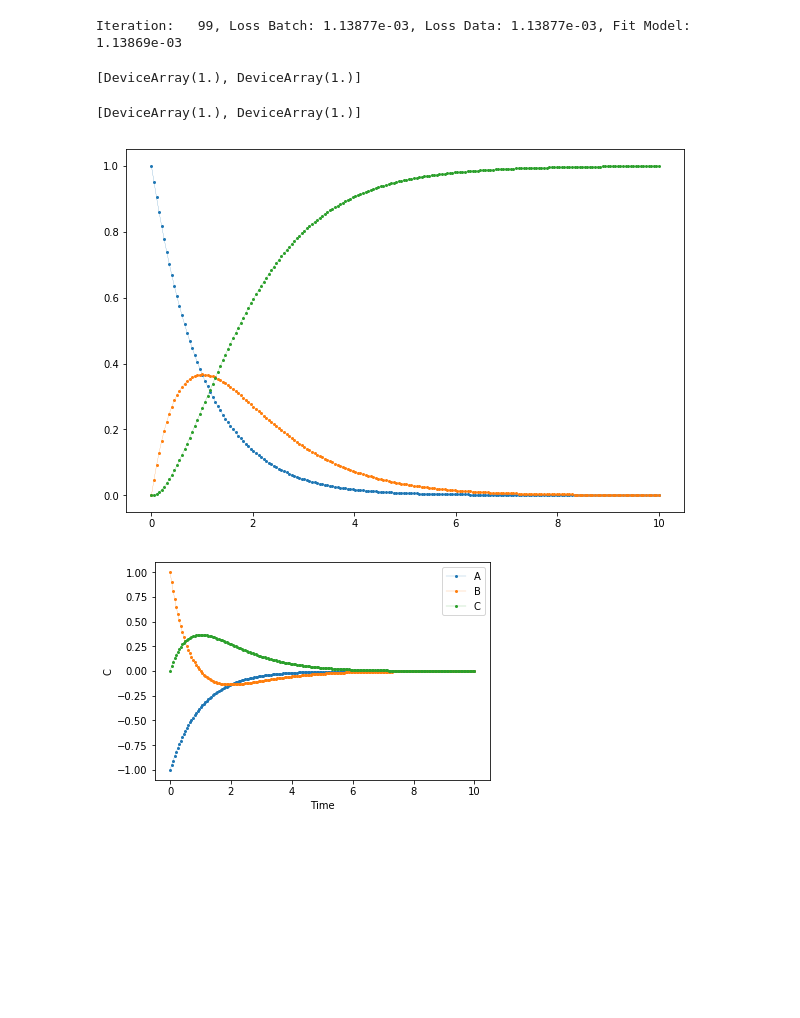
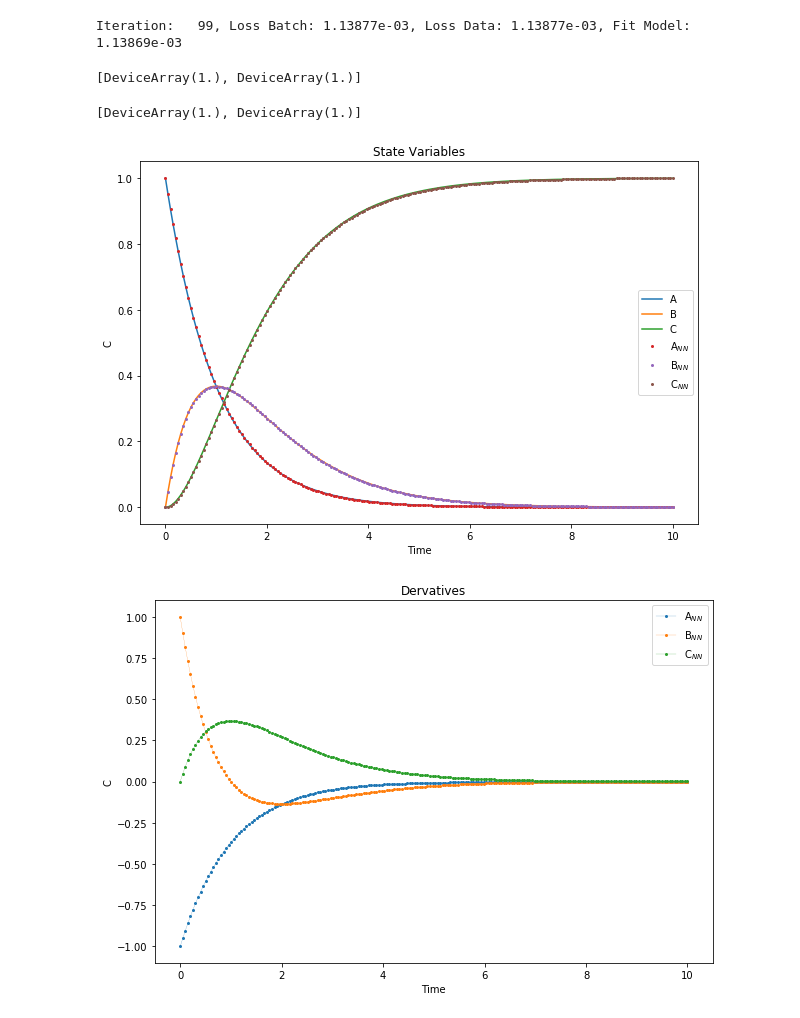
Before and after one commit to nicoleyghu/invANNPresentationFolder, a Jupyter notebook: invANNODE/basis/fwd_kitchin_ex.ipynb, the cells around one changed output. Saved outputs shown, nothing was run; the diff lists cells and outputs as text; code cells hidden in the pictures; blank space fills up the shorter version.

```diff
--- a/invANNODE/basis/fwd_kitchin_ex.ipynb
+++ b/invANNODE/basis/fwd_kitchin_ex.ipynb
@@ -178,19 +178,25 @@ Iteration:   99, Loss Batch: 1.13877e-03, Loss Data: 1.13877e-03, Fit Model: 1.1
 # %%
 plt.figure(figsize=[10,10*2./3])
 nn_params = get_params_nn(opt_state_nn)
-plt.plot(t,batched_state(nn_params, t),'-o',lw=0.2,ms=2)
-plt.figure()
+lines = plt.plot(sol.t, x0)
+lines += plt.plot(t,batched_state(nn_params, t),'o',lw=0.2,ms=2)
+plt.legend(iter(lines), ['A', 'B', 'C','A$_{NN}$','B$_{NN}$','C$_{NN}$'])
+plt.title('State Variables')
+plt.xlabel('Time')
+plt.ylabel('C');
+plt.figure(figsize=[10,10*2./3])
 plt.plot(t,batched_model([batched_state(nn_params,t),t],model_params0),'-o',lw=0.2,ms=2)
-plt.legend(['A', 'B', 'C'])
+plt.legend(['A$_{NN}$','B$_{NN}$','C$_{NN}$'])
+plt.title('Dervatives')
 plt.xlabel('Time')
 plt.ylabel('C');
 
 
 display([(_) for _ in model_params])
 display([(_) for _ in model_params0])
 #plt.gca().set_yscale('log')
 # %% [output]
 [DeviceArray(1.), DeviceArray(1.)]
 [DeviceArray(1.), DeviceArray(1.)]
-[figure, old version]
+[figure, new version]
-[figure, old version]
+[figure, new version]
```
